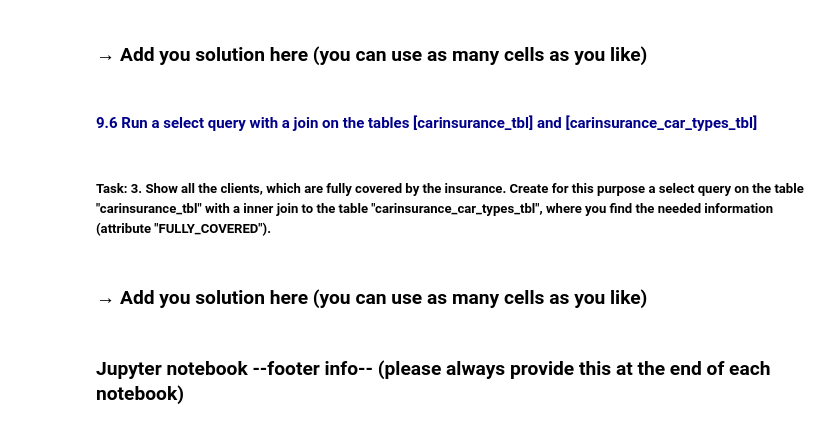
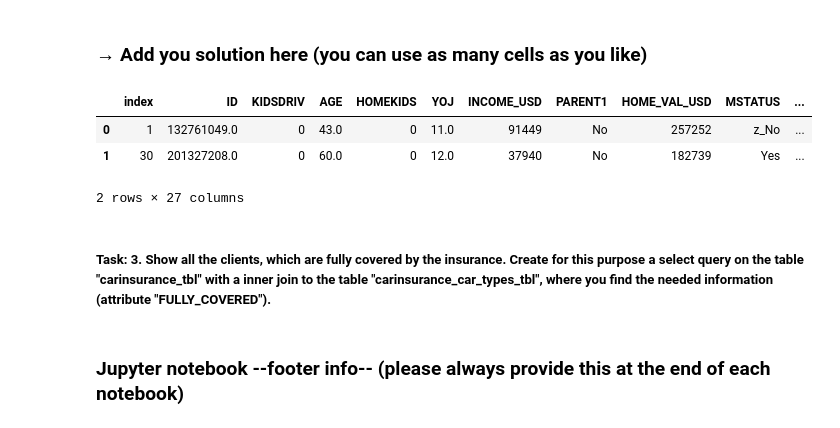
Before and after one commit to xxultraking/ZHAW-Data-Science-Fundamentals, a Jupyter notebook: Week4/DSF_DataOrganization.ipynb, the cells around one changed output. Drawn from its saved outputs; the diff is of its cells as text; code cells hidden in the pictures.

```diff
--- a/Week4/DSF_DataOrganization.ipynb
+++ b/Week4/DSF_DataOrganization.ipynb
@@ -507,10 +529,24 @@ df_read
 ##### ID: 201327208, Correct CAR_TYPE: Coupe
 # %% [markdown]
 ###  → Add you solution here (you can use as many cells as you like)
-# %% [markdown]
-#
-#### <font color='darkblue'>9.6 Run a select query with a join on the tables [carinsurance_tbl] and [carinsurance_car_types_tbl]</font>
+# %%
+import pandas as pd
+import sqlite3
+
+conn = sqlite3.connect("carinsurance.db")
+
+sql_query1 = """UPDATE carinsurance_tbl SET CAR_TYPE = "Convertible" WHERE ID = 132761049"""
+sql_query2 = """UPDATE carinsurance_tbl SET CAR_TYPE = "Coupe" WHERE ID = 201327208"""
+
+conn.execute(sql_query1)
+conn.execute(sql_query2)
+df_read = pd.read_sql("SELECT * FROM carinsurance_tbl WHERE ID = 132761049 OR ID = 201327208", con=conn)
+conn.close()
+df_read
+# %% [output]
+|  | index | ID | KIDSDRIV | AGE | HOMEKIDS | YOJ | INCOME_USD | PARENT1 | HOME_VAL_USD | MSTATUS | ... |
+| 0 | 1 | 132761049.0 | 0 | 43.0 | 0 | 11.0 | 91449 | No | 257252 | z_No | ... |
+| 1 | 30 | 201327208.0 | 0 | 60.0 | 0 | 12.0 | 37940 | No | 182739 | Yes | ... |
+2 rows × 27 columns
 # %% [markdown]
 ##### Task: 3. Show all the clients, which are fully covered by the insurance. Create for this purpose a select query on the table "carinsurance_tbl" with a inner join to the table "carinsurance_car_types_tbl", where you find the needed information (attribute "FULLY_COVERED").
-# %% [markdown]
-###  → Add you solution here (you can use as many cells as you like)
```
Also changed, not shown: parts of 8 cells of this notebook, 1 other file.
